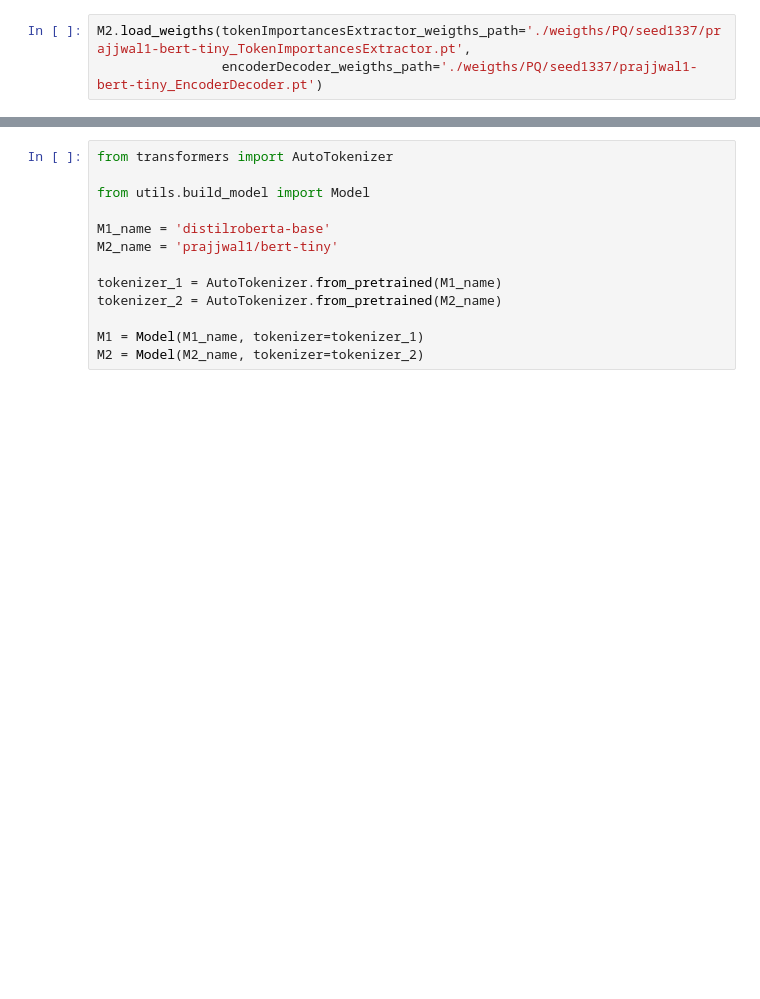
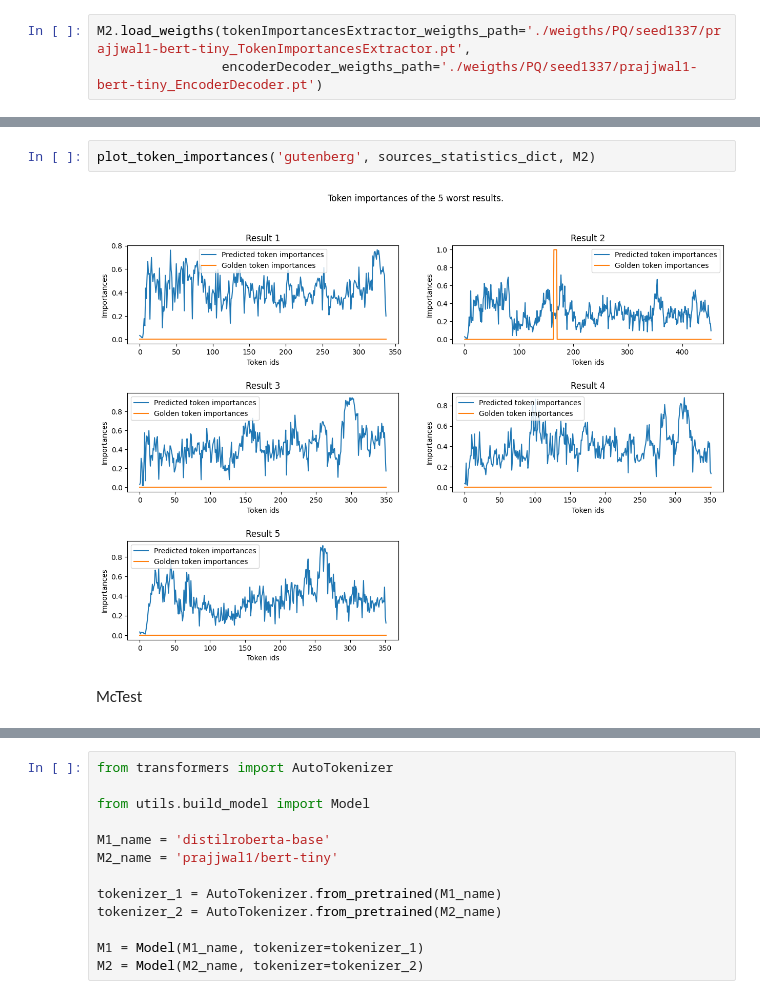
Before and after one commit to RiccardoSpolaor/Question-Answering, a Jupyter notebook: main_trainer_redone.ipynb, the cells around one changed output, grey strips where cells are left out. Saved outputs shown, nothing was run; the diff lists cells and outputs as text; blank space fills up the shorter version.

```diff
--- a/main_trainer_redone.ipynb
+++ b/main_trainer_redone.ipynb
@@ -629,0 +566,6 @@ KeyboardInterrupt:
+# %%
+plot_token_importances('gutenberg', sources_statistics_dict, M2)
+# %% [output]
+[figure, added]
+# %% [markdown]
+McTest
```
Also changed, not shown: parts of 32 cells of this notebook, 2 other files.
